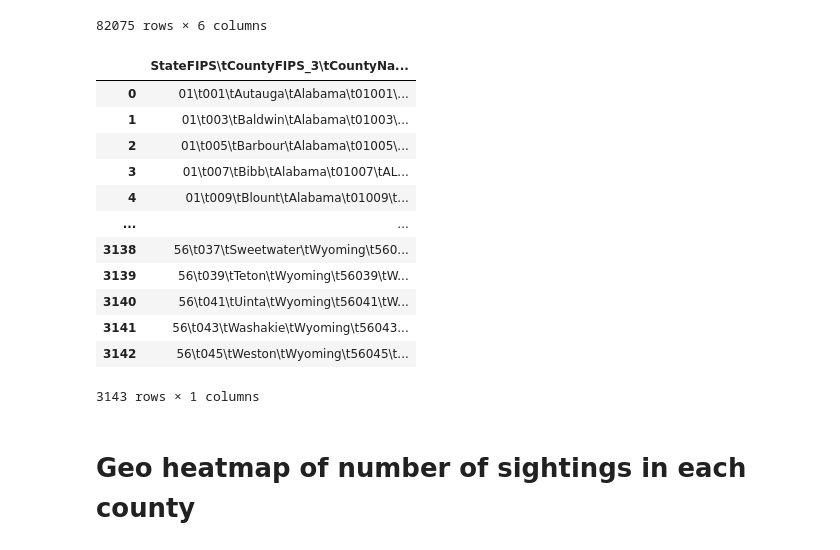
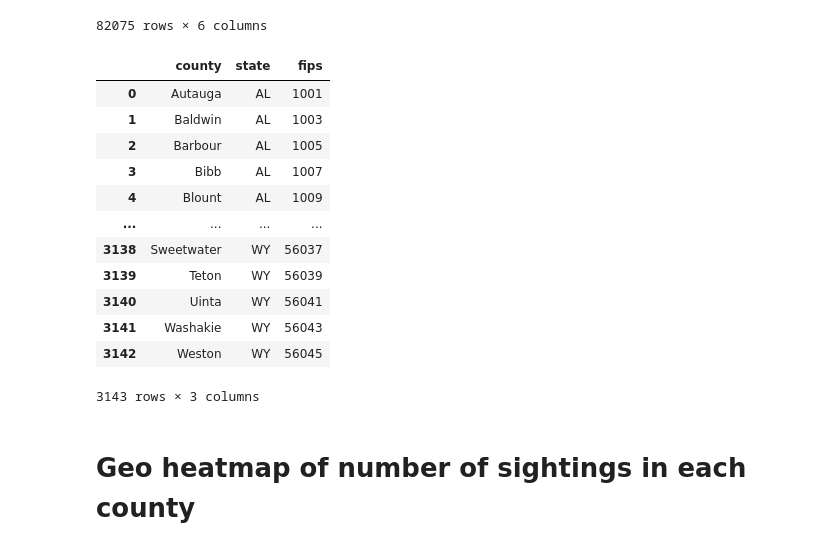
Before and after one commit to maxsohl/GSB521FinalProj, a Jupyter notebook: I see Allens Final Proj.ipynb, the cells around one changed output. Drawn from its saved outputs; the diff is of its cells as text; code cells hidden in the pictures.

```diff
--- a/I see Allens Final Proj.ipynb
+++ b/I see Allens Final Proj.ipynb
@@ -220,23 +220,27 @@ pop_df
 | 82074 | 0 | 99 | 18 | 08 | 2 | 02290 |
 82075 rows × 6 columns
 # %%
-url = 'https://raw.githubusercontent.com/maxsohl/GSB521FinalProj/main/fips2county.tsv'
+url = 'https://raw.githubusercontent.com/maxsohl/GSB521FinalProj/main/fips2county.csv'
 fips_to_county = pd.read_csv(url)
+fips_to_county['county'] = fips_to_county['CountyName']
+fips_to_county['state'] = fips_to_county['StateAbbr']
+fips_to_county['fips'] = fips_to_county['CountyFIPS']
+fips_to_county = fips_to_county.loc[:, ['county', 'state','fips']]
 fips_to_county
 # %% [output]
-|  | StateFIPS\tCountyFIPS_3\tCountyNa... |
-| 0 | 01\t001\tAutauga\tAlabama\t01001\... |
-| 1 | 01\t003\tBaldwin\tAlabama\t01003\... |
-| 2 | 01\t005\tBarbour\tAlabama\t01005\... |
-| 3 | 01\t007\tBibb\tAlabama\t01007\tAL... |
-| 4 | 01\t009\tBlount\tAlabama\t01009\t... |
-| ... | ... |
-| 3138 | 56\t037\tSweetwater\tWyoming\t560... |
-| 3139 | 56\t039\tTeton\tWyoming\t56039\tW... |
-| 3140 | 56\t041\tUinta\tWyoming\t56041\tW... |
-| 3141 | 56\t043\tWashakie\tWyoming\t56043... |
-| 3142 | 56\t045\tWeston\tWyoming\t56045\t... |
+|  | county | state | fips |
+| 0 | Autauga | AL | 1001 |
+| 1 | Baldwin | AL | 1003 |
+| 2 | Barbour | AL | 1005 |
+| 3 | Bibb | AL | 1007 |
+| 4 | Blount | AL | 1009 |
+| ... | ... | ... | ... |
+| 3138 | Sweetwater | WY | 56037 |
+| 3139 | Teton | WY | 56039 |
+| 3140 | Uinta | WY | 56041 |
+| 3141 | Washakie | WY | 56043 |
+| 3142 | Weston | WY | 56045 |
-3143 rows × 1 columns
+3143 rows × 3 columns
 # %% [markdown]
 # Geo heatmap of number of sightings in each county
 # %%
```
